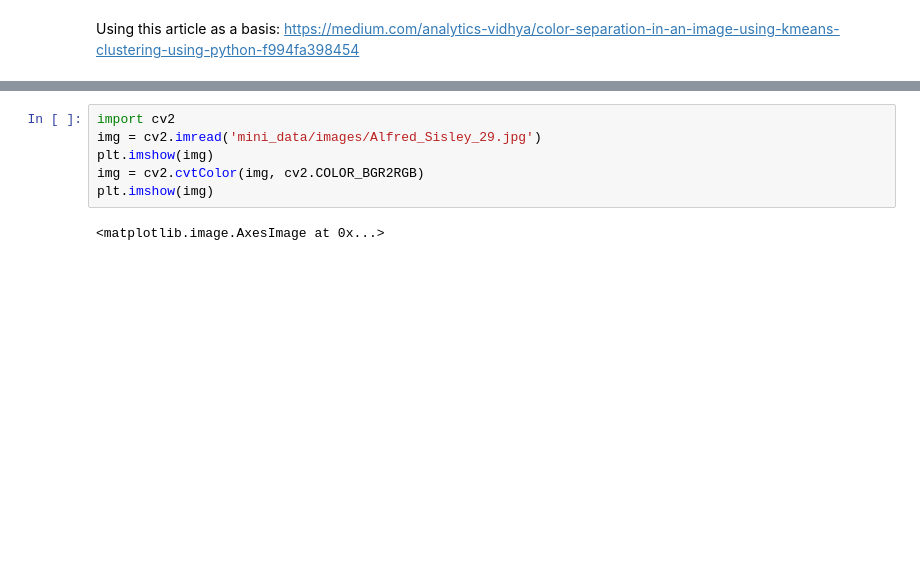
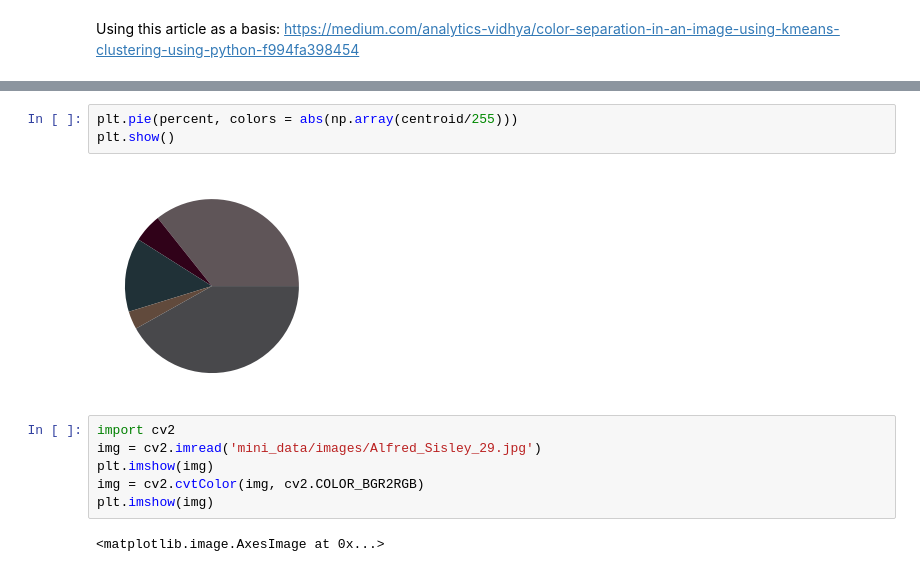
Before and after one commit to mchouthai/StyleSleuths, a Jupyter notebook: KMeans_Base_for_RGB.ipynb, the cells around one changed output, grey strips where cells are left out. Saved outputs shown, nothing was run; the diff lists cells and outputs as text; blank space fills up the shorter version.

```diff
--- a/KMeans_Base_for_RGB.ipynb
+++ b/KMeans_Base_for_RGB.ipynb
@@ -105,3 +148,8 @@ ValueError: x must be 1D
+# %%
+plt.pie(percent, colors = abs(np.array(centroid/255)))
+plt.show()
+# %% [output]
+[figure, added]
 # %%
 import cv2
 img = cv2.imread('mini_data/images/Alfred_Sisley_29.jpg')
```
Also changed, not shown: parts of 25 cells of this notebook.
